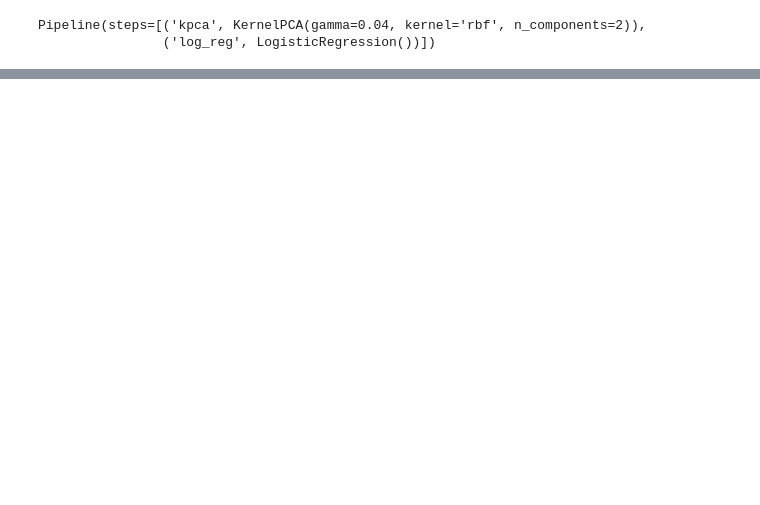
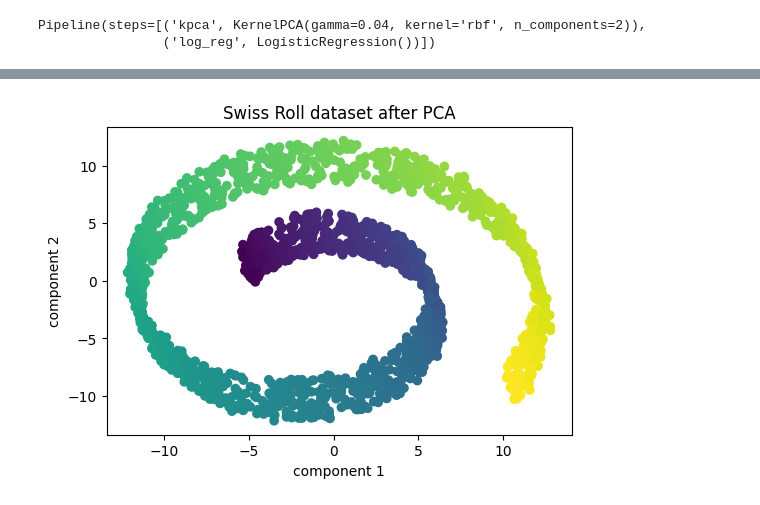
Before and after one commit to aayushi-y/Machine-learning-, a Jupyter notebook: machine-learning-book-chapter-8.ipynb, the cells around one changed output, grey strips where cells are left out. Drawn from its saved outputs; the diff is of its cells as text; code cells hidden in the pictures; blank space fills up the shorter version.

```diff
--- a/machine-learning-book-chapter-8.ipynb
+++ b/machine-learning-book-chapter-8.ipynb
@@ -155,0 +183,9 @@ plt.show()
+# %%
+plt.figure(figsize = (6,4))
+plt.scatter(swissrollx_red[:, 0], swissrollx_red[:, 1], c = swissrolly)
+plt.xlabel('component 1')
+plt.ylabel('component 2')
+plt.title("Swiss Roll dataset after PCA")
+plt.show()
+# %% [output]
+[figure, added]
```
Also changed, not shown: parts of 12 cells of this notebook.
